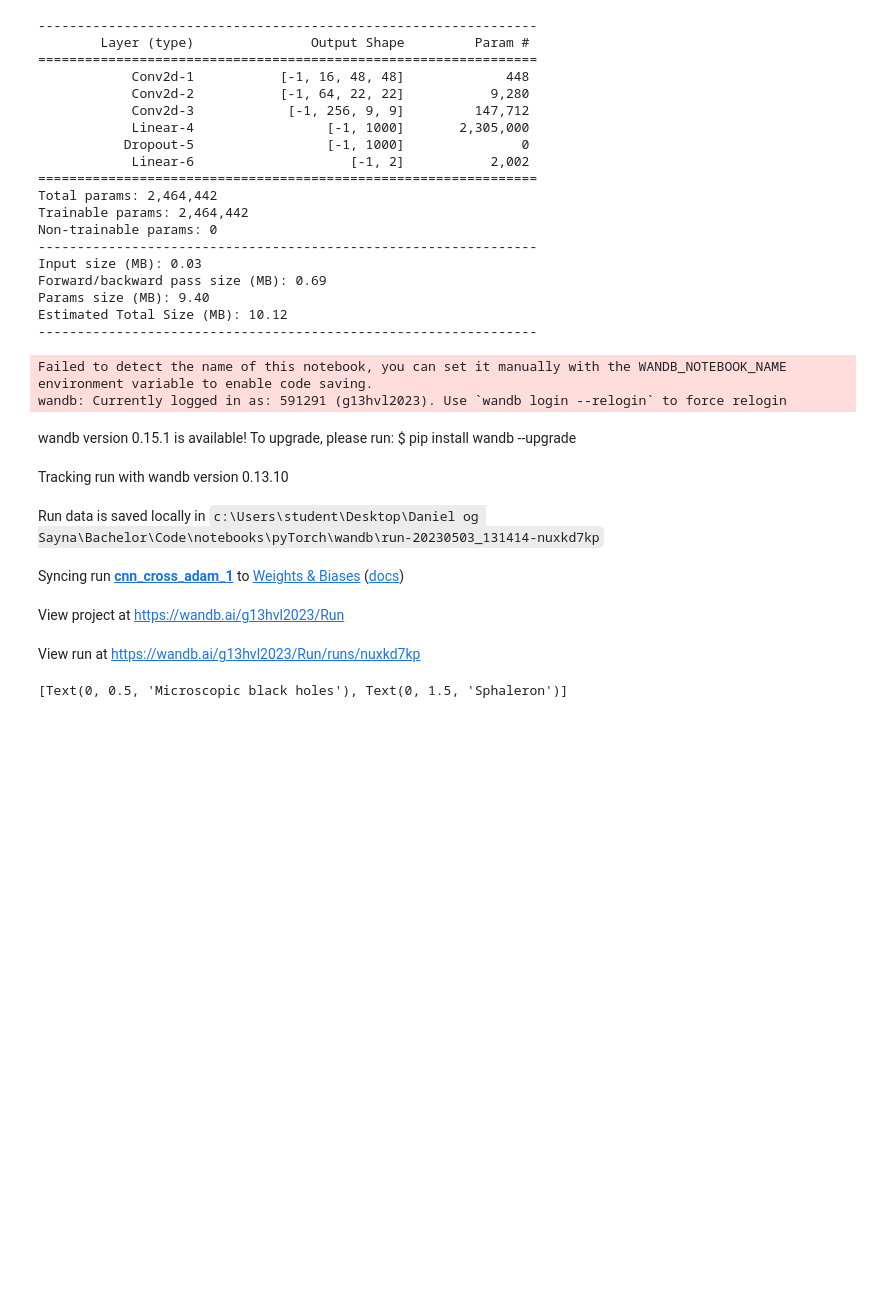
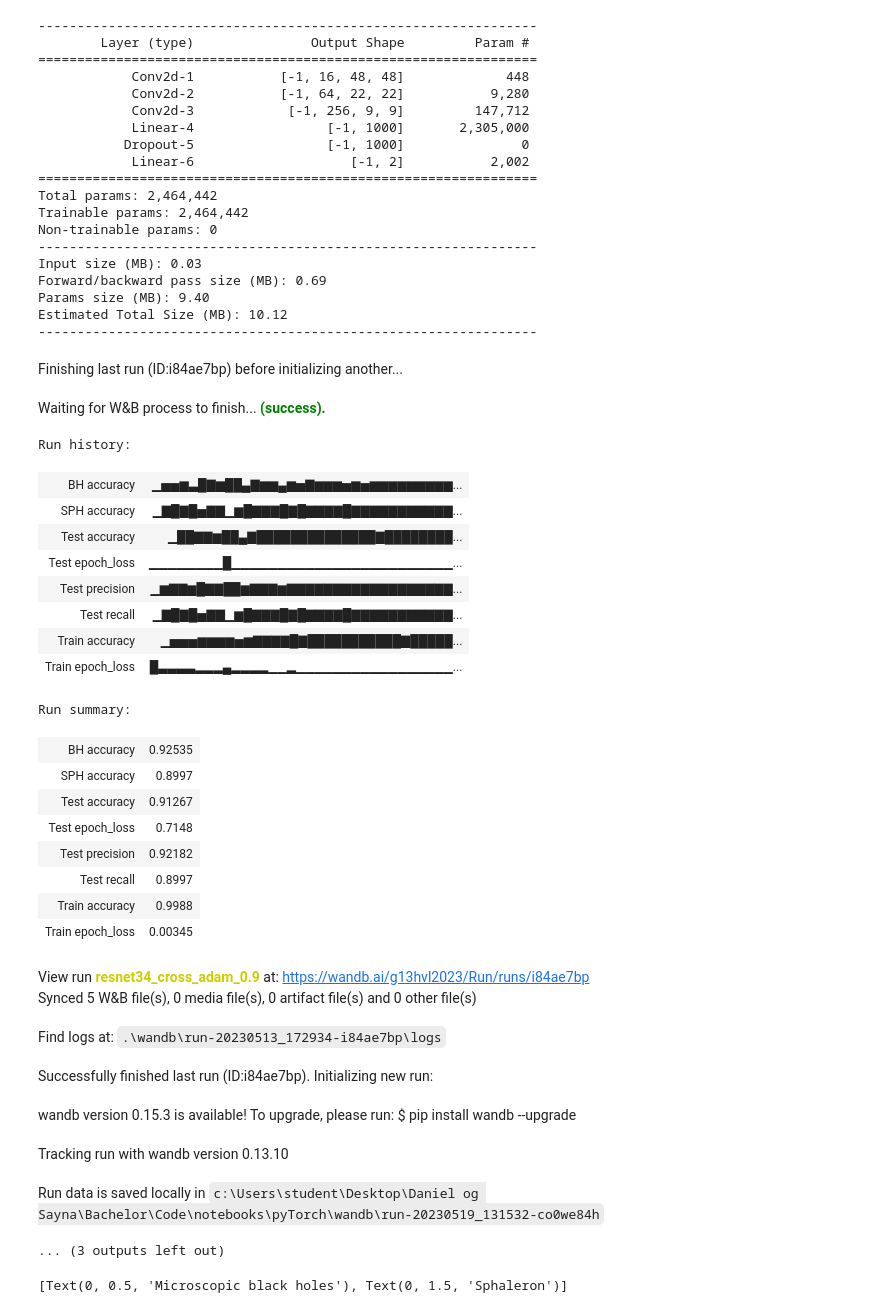
Before and after one commit to 591291-hvl/Bachelor, a Jupyter notebook: Code/notebooks/pyTorch/Run.ipynb, the cells around one changed output. Cells and saved outputs as stored; diff of their text form; code cells hidden in the pictures; blank space fills up the shorter version.

Commit message:
current:))

```diff
--- a/Code/notebooks/pyTorch/Run.ipynb
+++ b/Code/notebooks/pyTorch/Run.ipynb
@@ -96,25 +94,45 @@ Estimated Total Size (MB): 10.12
 # %%
 config = {
     'model': 'cnn',
     'loss': 'cross',
-    'epoch': 20,
+    'epoch': 10,
     'batch_size': 50,
-    'gamma': 1,
+    'gamma': 0.9,
     'learning_rate': 0.01,
     'optimizer': 'adam',
     'dropout': 0
 }
 
 run = wandb.init(project="Run", config=config, name=config['model'] + "_" + config['loss'] + "_" + config['optimizer']+ "_" + str(config['gamma']))
 # %% [output]
-Failed to detect the name of this notebook, you can set it manually with the WANDB_NOTEBOOK_NAME environment variable to enable code saving.
-wandb: Currently logged in as: 591291 (g13hvl2023). Use `wandb login --relogin` to force relogin
-wandb version 0.15.1 is available! To upgrade, please run: $ pip install wandb --upgrade
+Finishing last run (ID:i84ae7bp) before initializing another...
-Tracking run with wandb version 0.13.10
+Waiting for W&B process to finish... (success).
+Run history:
+| BH accuracy | ▁▅▅▆▃█▇▆██▄▇▆▆▄▆▅▇▆▆▆▅▆▅▆▆▆▆▆▆▆▆▆... |
+| SPH accuracy | ▁▇█▇█▅▇▇▁▆█▇▇▇█▇█▇▇▇▇█▇▇▇▇▇▇▇▇▇▇▇... |
+| Test accuracy | ▁██▇▇▆██▄▇██████████████▇████████... |
+| Test epoch_loss | ▁▁▁▁▁▁▁▁█▁▁▁▁▁▁▁▁▁▁▁▁▁▁▁▁▁▁▁▁▁▁▁▁... |
+| Test precision | ▁▆▇▇▆█▇▇██▆▇▇▇▆▇▇▇▇▇▇▇▇▇▇▇▇▇▇▇▇▇▇... |
+| Test recall | ▁▇█▇█▅▇▇▁▆█▇▇▇█▇█▇▇▇▇█▇▇▇▇▇▇▇▇▇▇▇... |
+| Train accuracy | ▁▅▅▅▆▆▆▆▅▆▇▇▇▇█▇███████████▇█████... |
+| Train epoch_loss | █▃▃▃▃▂▂▂▄▂▂▂▂▁▁▂▁▁▁▁▁▁▁▁▁▁▁▁▁▁▁▁▁... |
+Run summary:
+| BH accuracy | 0.92535 |
+| SPH accuracy | 0.8997 |
+| Test accuracy | 0.91267 |
+| Test epoch_loss | 0.7148 |
+| Test precision | 0.92182 |
+| Test recall | 0.8997 |
+| Train accuracy | 0.9988 |
+| Train epoch_loss | 0.00345 |
-Run data is saved locally in c:\Users\student\Desktop\Daniel og Sayna\Bachelor\Code\notebooks\pyTorch\wandb\run-20230503_131414-nuxkd7kp
+View run resnet34_cross_adam_0.9 at: https://wandb.ai/g13hvl2023/Run/runs/i84ae7bp
+Synced 5 W&B file(s), 0 media file(s), 0 artifact file(s) and 0 other file(s)
-Syncing run cnn_cross_adam_1 to Weights & Biases (docs)
+Find logs at: .\wandb\run-20230513_172934-i84ae7bp\logs
-View project at https://wandb.ai/g13hvl2023/Run
+Successfully finished last run (ID:i84ae7bp). Initializing new run:
-View run at https://wandb.ai/g13hvl2023/Run/runs/nuxkd7kp
+wandb version 0.15.3 is available! To upgrade, please run: $ pip install wandb --upgrade
+Tracking run with wandb version 0.13.10
+Run data is saved locally in c:\Users\student\Desktop\Daniel og Sayna\Bachelor\Code\notebooks\pyTorch\wandb\run-20230519_131532-co0we84h
+... (3 outputs left out)
 # %%
 model, y_pred, y_true = trainers.run(train, test, config)
 # %%
```
Also changed, not shown: parts of 5 cells of this notebook, 3 other files.
